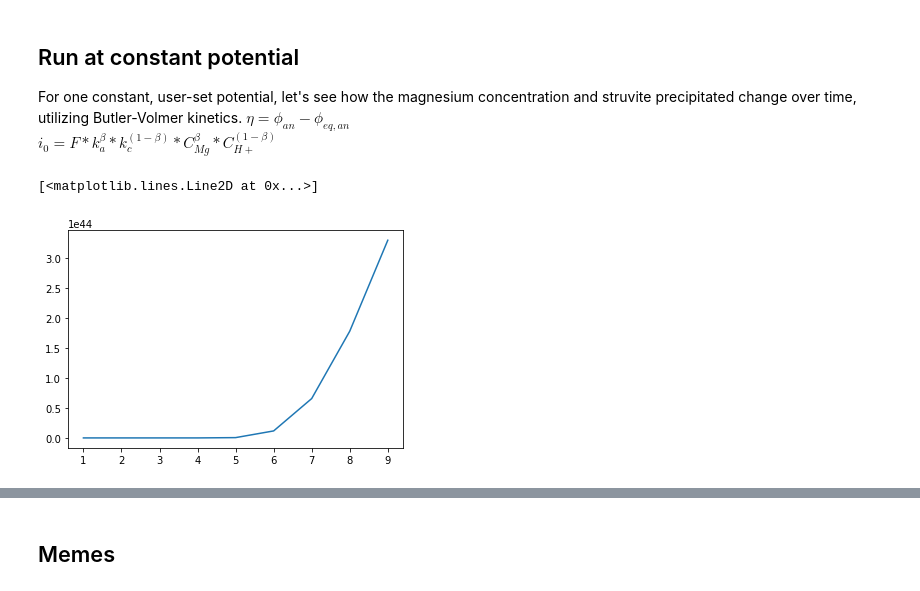
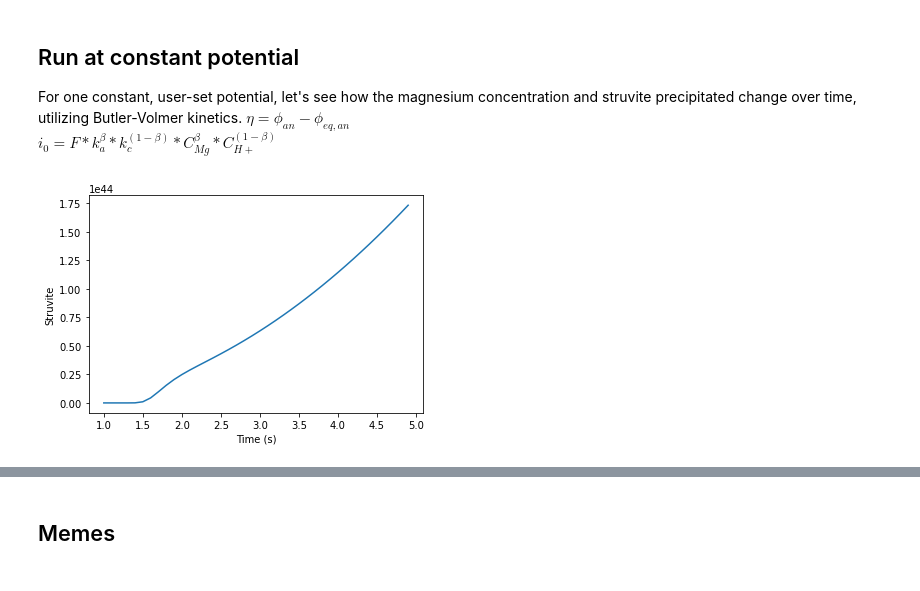
Before and after one commit to ivywu00/Projects, a Jupyter notebook: Wu/Semester Project Report.ipynb, the cells around one changed output, grey strips where cells are left out. Cells and saved outputs as stored; diff of their text form; code cells hidden in the pictures.

```diff
--- a/Wu/Semester Project Report.ipynb
+++ b/Wu/Semester Project Report.ipynb
@@ -107,7 +107,7 @@ k0_an=1e-6*.0167 #rate constant of Mg2+ from A.Chadwick, et al. J. Electrochem S
 k0_ca=10*.0167
 
 #----Initialize some stuff-------
-t=np.arange(1.0,10.0,1)
+t=np.arange(1.0,5.0,0.1)
 Q=np.zeros_like(t)
 N_Mg=np.zeros_like(t)
 C_Mg=np.zeros_like(t)
@@ -130,32 +130,34 @@ C_Mg[0]=1e-30 #Cannot start at 0
 C_Mgbefore=C_Mg[0] #Variable for [Mg] from previous time step in loop
 
 C_NH4[count]=0.12
 C_PO4[count]=0.12
 
 for time in t:
 
     eta_an=phi_an-phi_eq_an
     i_o= n*F*(k0_an**beta)*(k0_ca**(1-beta))*(C_Mgbefore**beta)*(C_H**(1-beta))
     i = i_o*(exp((1-beta)*F*eta_an/(R*T))-exp(-beta*F*eta_an/(R*T)))
 
     Q[count]=i*time
     N_Mg[count]=Q[count]/(n*F) #Faraday's Law to calculate moles of Mg2+
     C_Mg[count]=N_Mg[count]/V_an
     C_Mgbefore=C_Mg[count] #make new [Mg] the old value for next iteration of loop
 
     Ksp=C_Mg[count]*C_NH4[count]*C_PO4[count]
 
     if Ksp>K_eq: #Condition for precipitation
         N_struvite[count]=(C_Mg[count]-C)*V_an #moles of struvite
         C_Mg[count]=C
         C_NH4[count]=C
         C_PO4[count]=C
 
     C_NH4[count]=0.12
     C_PO4[count]=0.12
     count +=1
 
 plt.plot(t,N_struvite)
+plt.xlabel('Time (s)')
+plt.ylabel('Struvite')
+plt.show()
 # %% [output]
-[<matplotlib.lines.Line2D at 0x...>]
-[figure, old version]
+[figure, new version]
```
Also changed, not shown: parts of 2 cells of this notebook.
